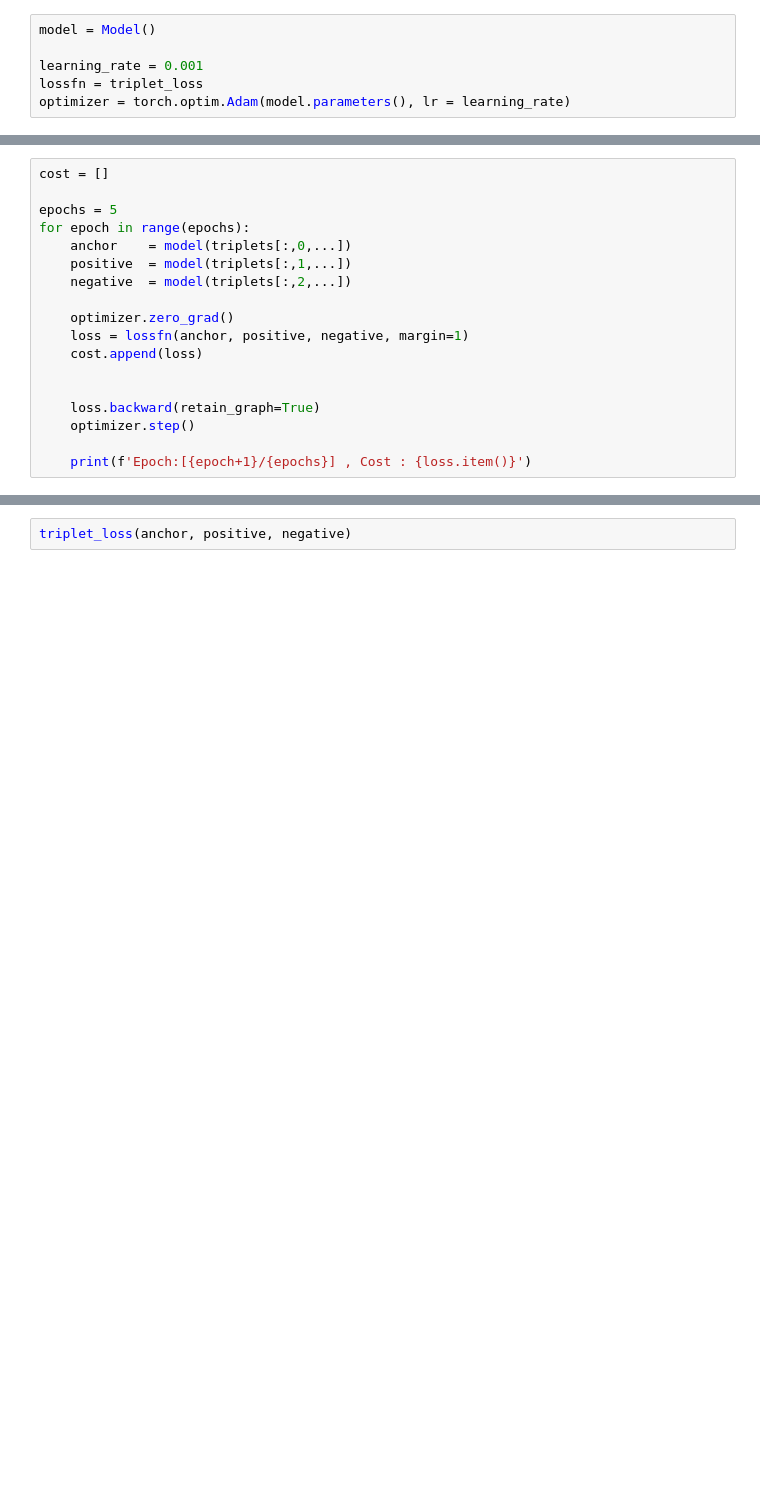
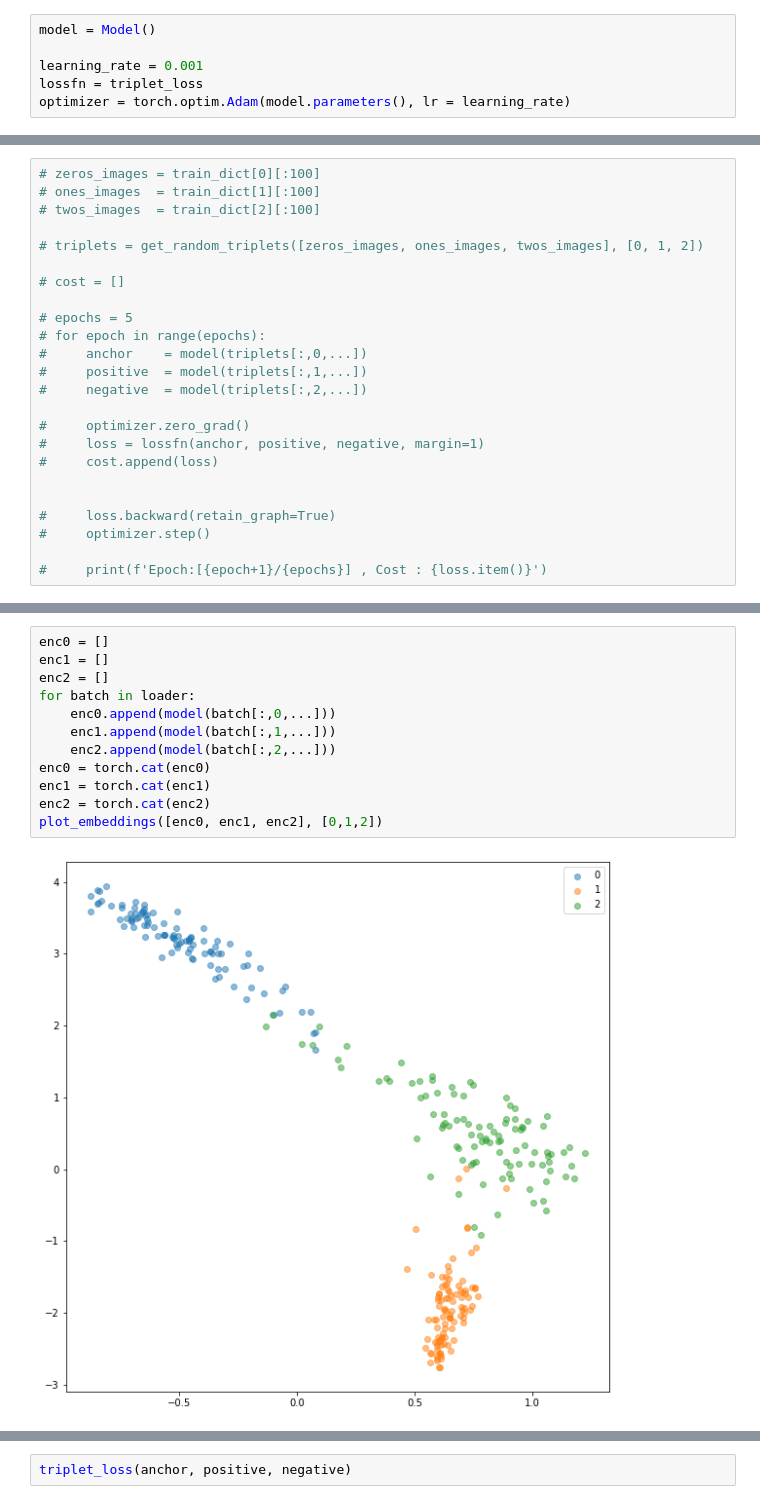
Before and after one commit to ABD-01/MNIST, a Jupyter notebook: Triplet Loss/TRIPLET_LOSS_Pytorch.ipynb, the cells around one changed output, grey strips where cells are left out. Saved outputs shown, nothing was run; the diff lists cells and outputs as text; blank space fills up the shorter version.

```diff
--- a/Triplet Loss/TRIPLET_LOSS_Pytorch.ipynb
+++ b/Triplet Loss/TRIPLET_LOSS_Pytorch.ipynb
@@ -470,18 +444,24 @@ torch.Size([60, 1, 28, 28])
 # %%
-cost = []
+# zeros_images = train_dict[0][:100]
+# ones_images  = train_dict[1][:100]
+# twos_images  = train_dict[2][:100]
 
-epochs = 5
-for epoch in range(epochs):
-    anchor    = model(triplets[:,0,...])
-    positive  = model(triplets[:,1,...])
-    negative  = model(triplets[:,2,...])
+# triplets = get_random_triplets([zeros_images, ones_images, twos_images], [0, 1, 2])
 
-    optimizer.zero_grad()
-    loss = lossfn(anchor, positive, negative, margin=1)
-    cost.append(loss)
+# cost = []
+
+# epochs = 5
+# for epoch in range(epochs):
+#     anchor    = model(triplets[:,0,...])
+#     positive  = model(triplets[:,1,...])
+#     negative  = model(triplets[:,2,...])
+
+#     optimizer.zero_grad()
+#     loss = lossfn(anchor, positive, negative, margin=1)
+#     cost.append(loss)
 
 
-    loss.backward(retain_graph=True)
-    optimizer.step()
+#     loss.backward(retain_graph=True)
+#     optimizer.step()
 
-    print(f'Epoch:[{epoch+1}/{epochs}] , Cost : {loss.item()}')
+#     print(f'Epoch:[{epoch+1}/{epochs}] , Cost : {loss.item()}')
@@ -533,2 +522,16 @@ plot_embeddings([zeros_encodings, ones_encodings, twos_encodings], [0,1,2])
+# %%
+enc0 = []
+enc1 = []
+enc2 = []
+for batch in loader:
+    enc0.append(model(batch[:,0,...]))
+    enc1.append(model(batch[:,1,...]))
+    enc2.append(model(batch[:,2,...]))
+enc0 = torch.cat(enc0)
+enc1 = torch.cat(enc1)
+enc2 = torch.cat(enc2)
+plot_embeddings([enc0, enc1, enc2], [0,1,2])
+# %% [output]
+[figure, added]
 # %%
 zeros_encodings.sum(-1).shape
```
Also changed, not shown: parts of 38 cells of this notebook.
